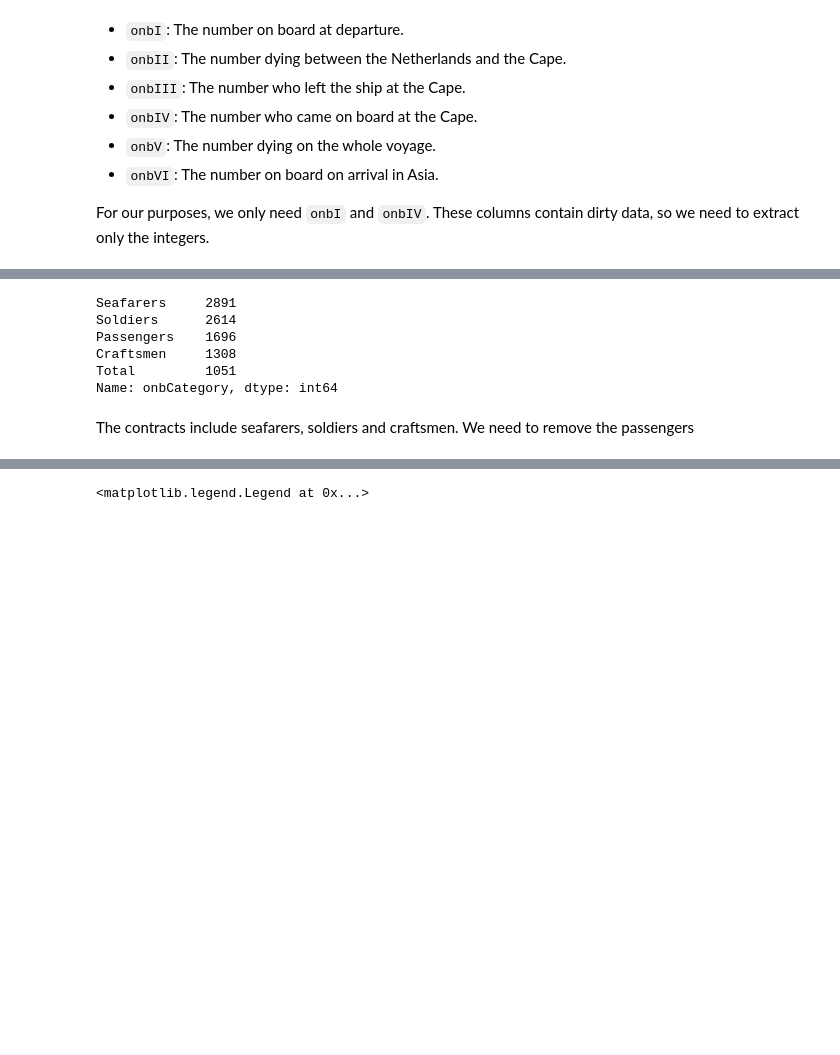
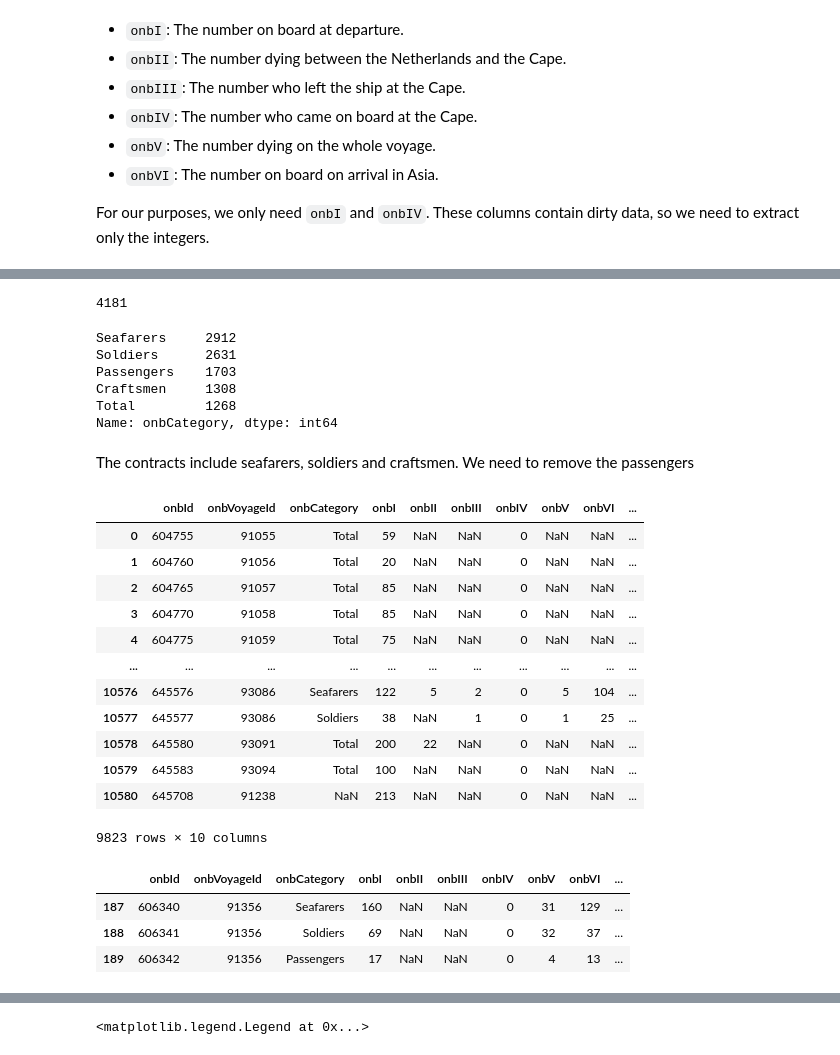
Before and after one commit to melvinwevers/vocapture, a Jupyter notebook: notebooks/1.prepare_data.ipynb, the cells around one changed output, grey strips where cells are left out. Drawn from its saved outputs; the diff is of its cells as text; code cells hidden in the pictures; blank space fills up the shorter version.

Commit message:
trying to reproduce table 27

```diff
--- a/notebooks/1.prepare_data.ipynb
+++ b/notebooks/1.prepare_data.ipynb
@@ -64,9 +65,10 @@ contract_counts = sailors_df.groupby('outward_voyage_id')['vocop_id'].count()
 das = pd.read_excel('../data/raw/das.xlsx')
 
 das = das[das['voyRGPDeel'] == 166] #only outbound voyages
-das = das[(das['voydepartureY'] >= 1633) & (das['voydepartureY'] <= 1794)] # same time period as contracts
+#das = das[(das['voydepartureY'] >= 1633) & (das['voydepartureY'] <= 1794)] # same time period as contracts
 
 outward_voyage_ids = das['voyId'].values
+print(f'number of das records: {das.shape[0]}')
 
 print(f'number of outward voyages: {len(outward_voyage_ids)}')
 # %% [output]
@@ -85,0 +106,2 @@ For our purposes, we only need `onbI` and `onbIV`. These columns contain dirty d
+# %%
+das_onboard = pd.merge(das_onboard, das[['voyId', 'voydepartureY']], left_on='onbVoyageId', right_on='voyId').drop('voyId', axis=1)
@@ -93,9 +125,14 @@ das_onboard['onbIV'] = das_onboard['onbIV'].fillna(0)
+# %%
+das_onboard.shape[0]
+print(das_onboard['onbVoyageId'].nunique())
+# %% [output]
+4181
 # %%
 das_onboard['onbCategory'].value_counts()
 # %% [output]
-Seafarers     2891
-Soldiers      2614
-Passengers    1696
+Seafarers     2912
+Soldiers      2631
+Passengers    1703
 Craftsmen     1308
-Total         1051
+Total         1268
 Name: onbCategory, dtype: int64
@@ -102,2 +141,18 @@ Name: onbCategory, dtype: int64
 # %% [markdown]
 The contracts include seafarers, soldiers and craftsmen. We need to remove the passengers
+# %%
+das_onboard
+# %% [output]
+|  | onbId | onbVoyageId | onbCategory | onbI | onbII | onbIII | onbIV | onbV | onbVI | ... |
+| 0 | 604755 | 91055 | Total | 59 | NaN | NaN | 0 | NaN | NaN | ... |
+| 1 | 604760 | 91056 | Total | 20 | NaN | NaN | 0 | NaN | NaN | ... |
+| 2 | 604765 | 91057 | Total | 85 | NaN | NaN | 0 | NaN | NaN | ... |
+| 3 | 604770 | 91058 | Total | 85 | NaN | NaN | 0 | NaN | NaN | ... |
+| 4 | 604775 | 91059 | Total | 75 | NaN | NaN | 0 | NaN | NaN | ... |
+| ... | ... | ... | ... | ... | ... | ... | ... | ... | ... | ... |
+| 10576 | 645576 | 93086 | Seafarers | 122 | 5 | 2 | 0 | 5 | 104 | ... |
+| 10577 | 645577 | 93086 | Soldiers | 38 | NaN | 1 | 0 | 1 | 25 | ... |
+| 10578 | 645580 | 93091 | Total | 200 | 22 | NaN | 0 | NaN | NaN | ... |
+| 10579 | 645583 | 93094 | Total | 100 | NaN | NaN | 0 | NaN | NaN | ... |
+| 10580 | 645708 | 91238 | NaN | 213 | NaN | NaN | 0 | NaN | NaN | ... |
+9823 rows × 10 columns
@@ -104,3 +161,10 @@ The contracts include seafarers, soldiers and craftsmen. We need to remove the p
+# %%
+das_onboard[das_onboard['onbVoyageId'] == 91356]
+# %% [output]
+|  | onbId | onbVoyageId | onbCategory | onbI | onbII | onbIII | onbIV | onbV | onbVI | ... |
+| 187 | 606340 | 91356 | Seafarers | 160 | NaN | NaN | 0 | 31 | 129 | ... |
+| 188 | 606341 | 91356 | Soldiers | 69 | NaN | NaN | 0 | 32 | 37 | ... |
+| 189 | 606342 | 91356 | Passengers | 17 | NaN | NaN | 0 | 4 | 13 | ... |
 # %%
 das_onboard = das_onboard[das_onboard['onbCategory'] != 'Passengers']
 # %%
```
Also changed, not shown: parts of 11 cells of this notebook.
